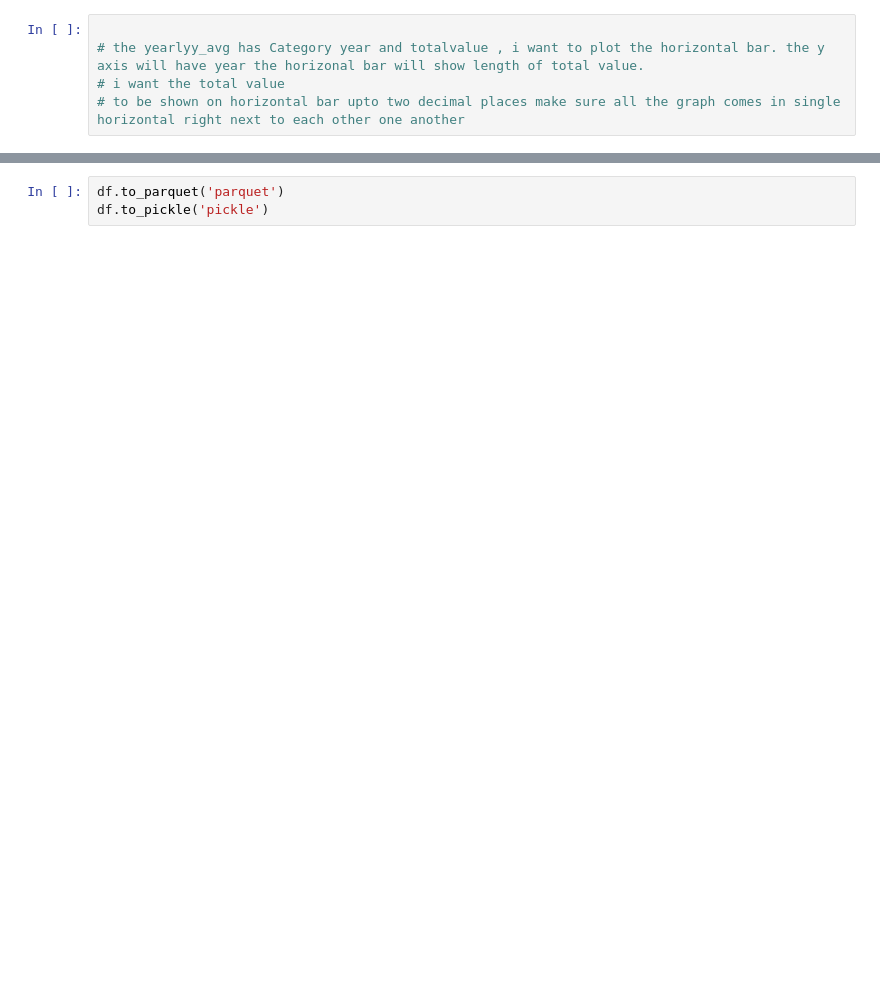
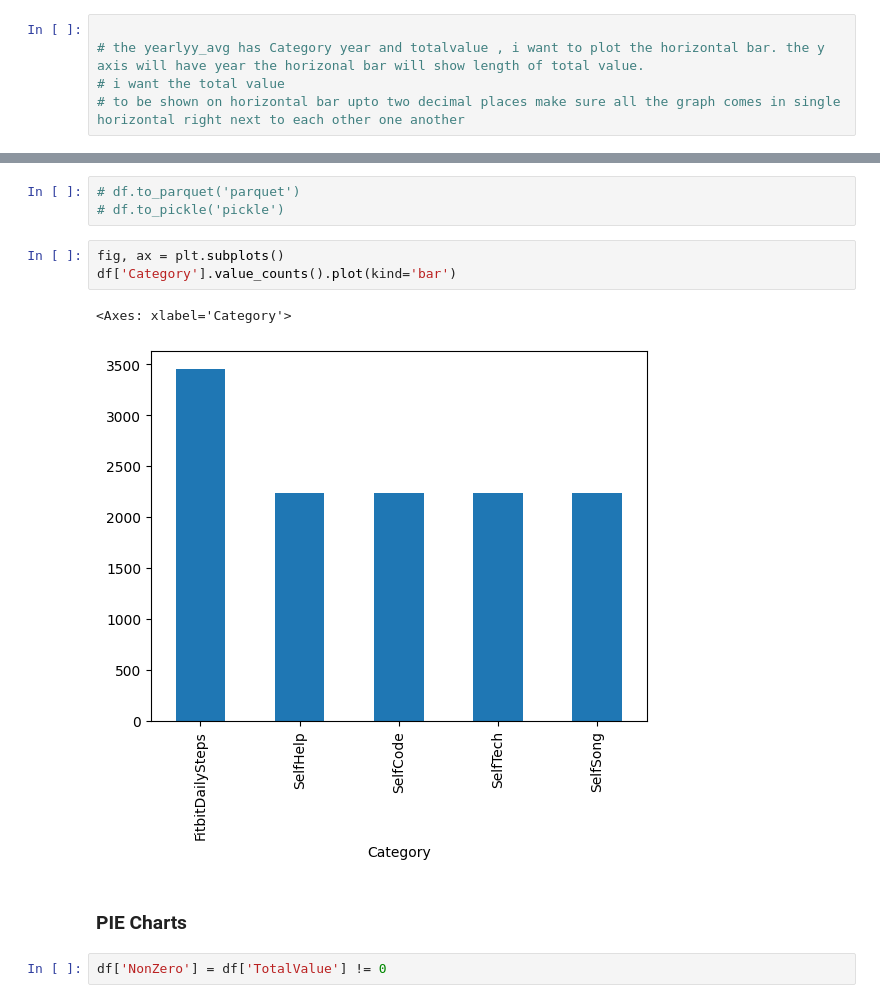
Before and after one commit to NagendraSUVCE/DailyPulse, a Jupyter notebook: DailyPulseMVC/SelfTech/PythonForDataAnalytics/python_3rdhouronwards.ipynb, the cells around one changed output, grey strips where cells are left out. Saved outputs shown, nothing was run; the diff lists cells and outputs as text; blank space fills up the shorter version.

```diff
--- a/DailyPulseMVC/SelfTech/PythonForDataAnalytics/python_3rdhouronwards.ipynb
+++ b/DailyPulseMVC/SelfTech/PythonForDataAnalytics/python_3rdhouronwards.ipynb
@@ -355,4 +354,14 @@ display(button_box)
 HBox(children=(Button(description='FitbitDailySteps', style=ButtonStyle()), Button(description='SelfCode', sty…
 # %%
-df.to_parquet('parquet')
-df.to_pickle('pickle')
+# df.to_parquet('parquet')
+# df.to_pickle('pickle')
+# %%
+fig, ax = plt.subplots()
+df['Category'].value_counts().plot(kind='bar')
+# %% [output]
+<Axes: xlabel='Category'>
+[figure, added]
+# %% [markdown]
+### PIE Charts
+# %%
+df['NonZero'] = df['TotalValue'] != 0
```
Also changed, not shown: parts of 20 cells of this notebook, 4 other files.
